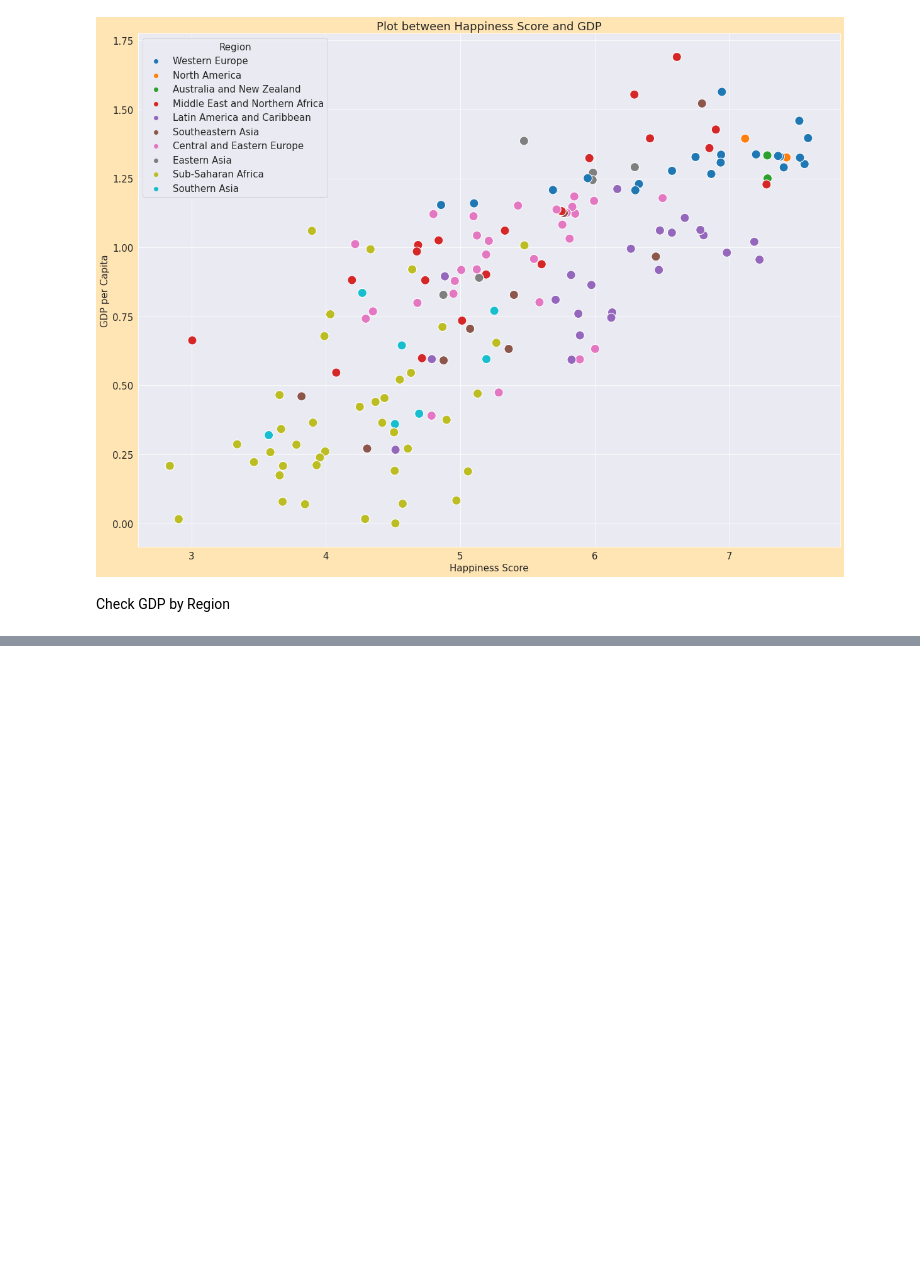
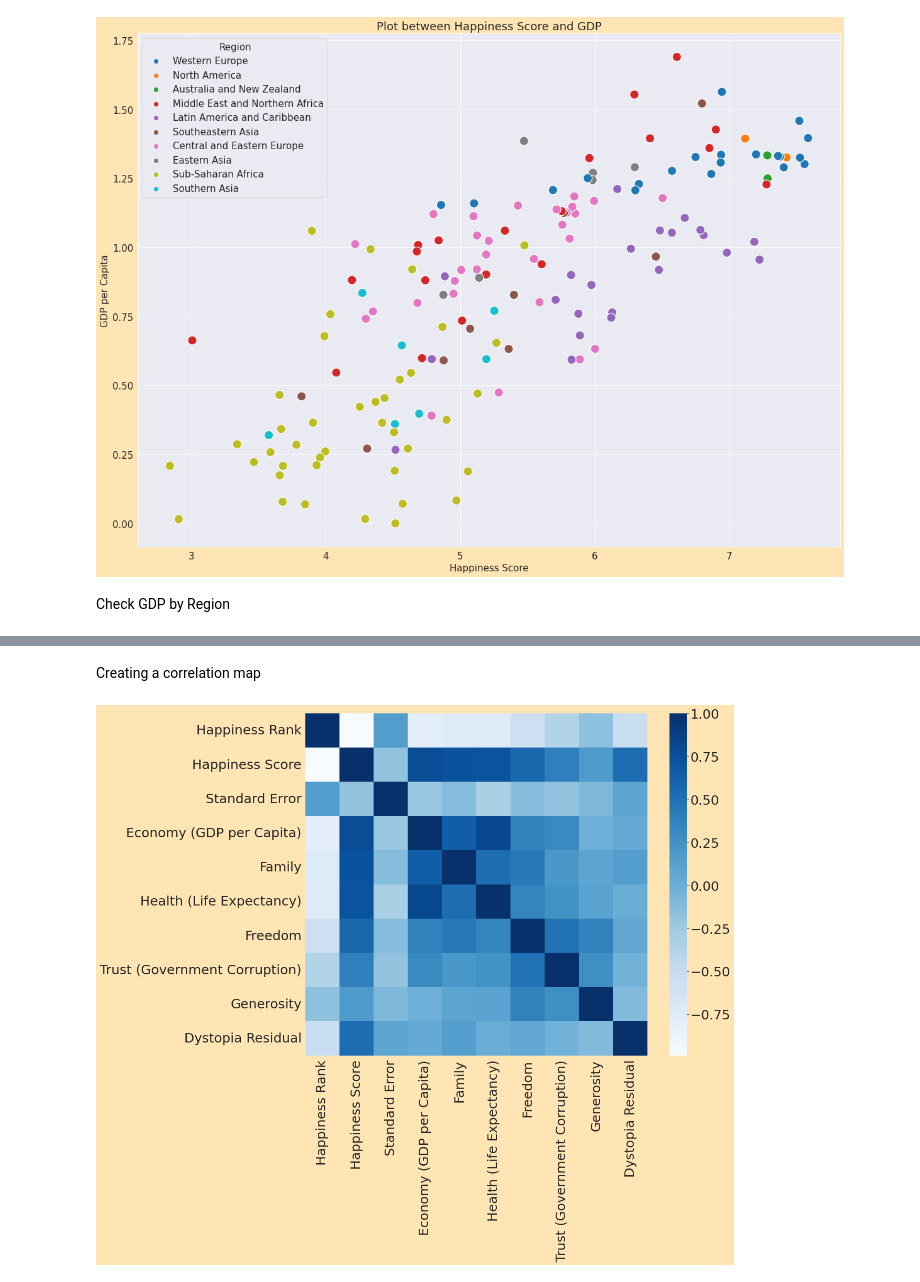
Before and after one commit to AndreaOgoke/AndreaOgoke, a Jupyter notebook: Copy_of_Project.ipynb, the cells around one changed output, grey strips where cells are left out. Saved outputs shown, nothing was run; the diff lists cells and outputs as text; code cells hidden in the pictures; blank space fills up the shorter version.

```diff
--- a/Copy_of_Project.ipynb
+++ b/Copy_of_Project.ipynb
@@ -101,0 +140,12 @@ Text(0, 0.5, '')
+# %% [markdown]
+Creating a correlation map
+# %%
+def corr_happ():
+  correlation = happiness_data.corr(method = "pearson")
+  f, ax = plt.subplots(figsize =(15,12))
+  sns.heatmap(correlation,cmap="Blues", square=True, ax=ax)
+  plt.rcParams['font.size'] =25
+
+corr_happ()
+# %% [output]
+[figure, added]
```
Also changed, not shown: parts of 11 cells of this notebook.
